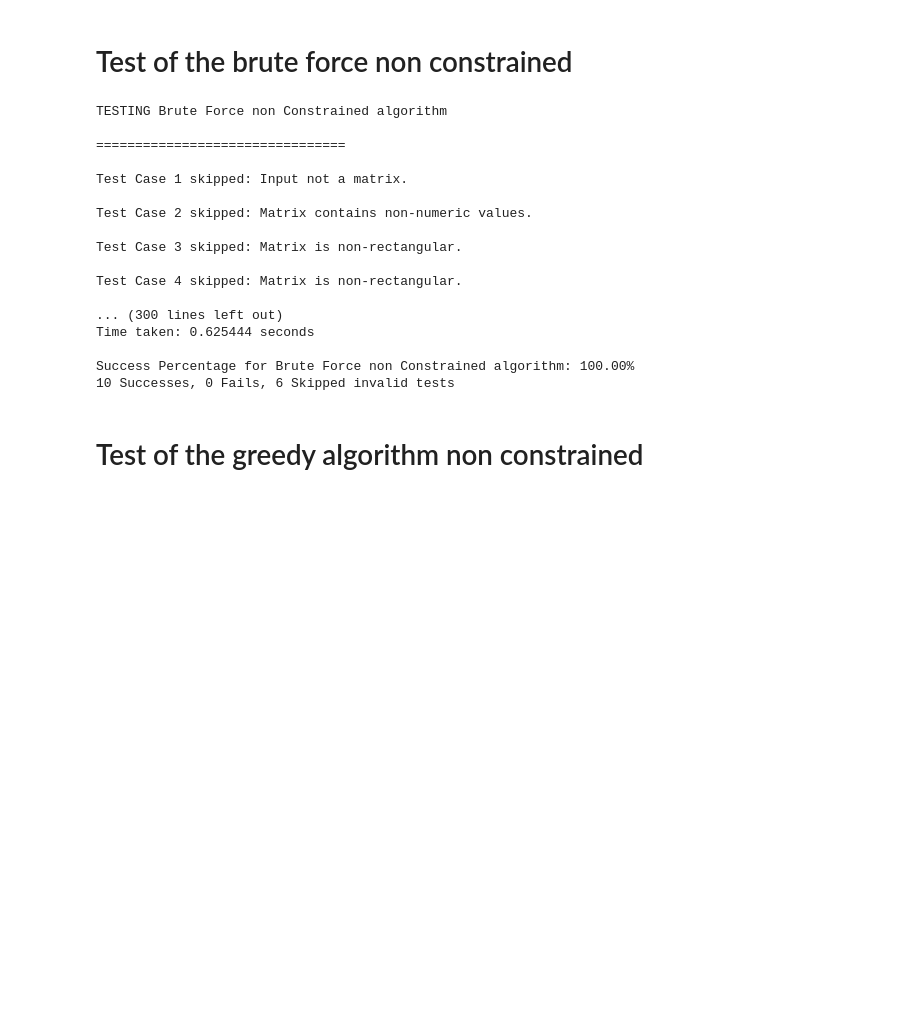
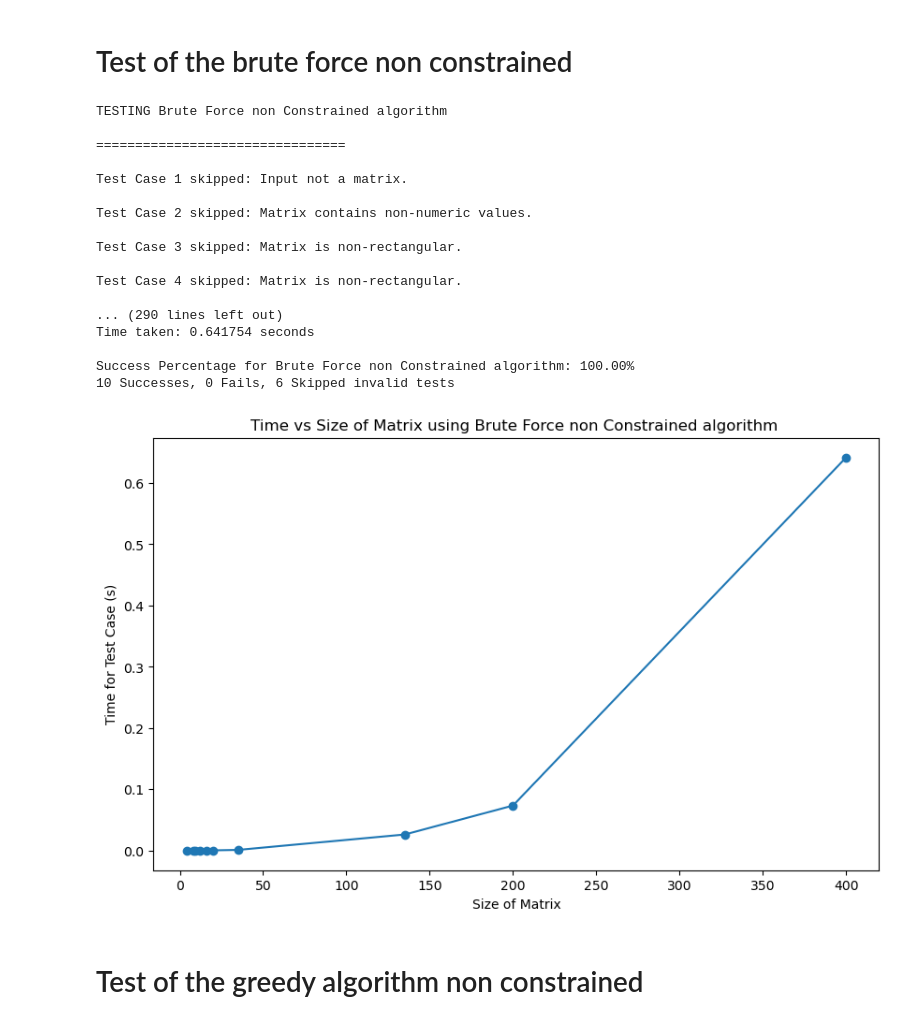
Before and after one commit to Amrithya/Advanced-Algorithm-Project-2023-2024, a Jupyter notebook: main_amgad.ipynb, the cells around one changed output. Drawn from its saved outputs; the diff is of its cells as text; code cells hidden in the pictures; blank space fills up the shorter version.

Commit message:
edited a bug in the test class
- edited  a bug in the test class where it wasn't returning the right outputs
- added a visualize function to  plot the size of the matrix by the running time

```diff
--- a/main_amgad.ipynb
+++ b/main_amgad.ipynb
@@ -12,26 +14,29 @@ import timeit
 test_algorithm_instance = TestAlgorithm()
 # %% [markdown]
 # Test of the brute force non constrained
-# %%
-size_time, success, fail = test_algorithm_instance.run_algorithm_tests(brute_force_non_constrained, "Brute Force non Constrained algorithm")
-# %% [output]
-TESTING Brute Force non Constrained algorithm
-
-================================
-
-Test Case 1 skipped: Input not a matrix.
-
-Test Case 2 skipped: Matrix contains non-numeric values.
-
-Test Case 3 skipped: Matrix is non-rectangular.
-
-Test Case 4 skipped: Matrix is non-rectangular.
-
-... (300 lines left out)
-Time taken: 0.625444 seconds
-
-Success Percentage for Brute Force non Constrained algorithm: 100.00%
-10 Successes, 0 Fails, 6 Skipped invalid tests
+# %%
+algorithm_name = "Brute Force non Constrained algorithm"
+size_time, success, fail = test_algorithm_instance.run_algorithm_tests(brute_force_non_constrained,algorithm_name)
+plot_time_vs_size(size_time,algorithm_name)
+# %% [output]
+TESTING Brute Force non Constrained algorithm
+
+================================
+
+Test Case 1 skipped: Input not a matrix.
+
+Test Case 2 skipped: Matrix contains non-numeric values.
+
+Test Case 3 skipped: Matrix is non-rectangular.
+
+Test Case 4 skipped: Matrix is non-rectangular.
+
+... (290 lines left out)
+Time taken: 0.641754 seconds
+
+Success Percentage for Brute Force non Constrained algorithm: 100.00%
+10 Successes, 0 Fails, 6 Skipped invalid tests
+[figure, added]
 # %% [markdown]
 # Test of the greedy algorithm non constrained
 # %%
```
Also changed, not shown: parts of 2 cells of this notebook, 5 other files.
